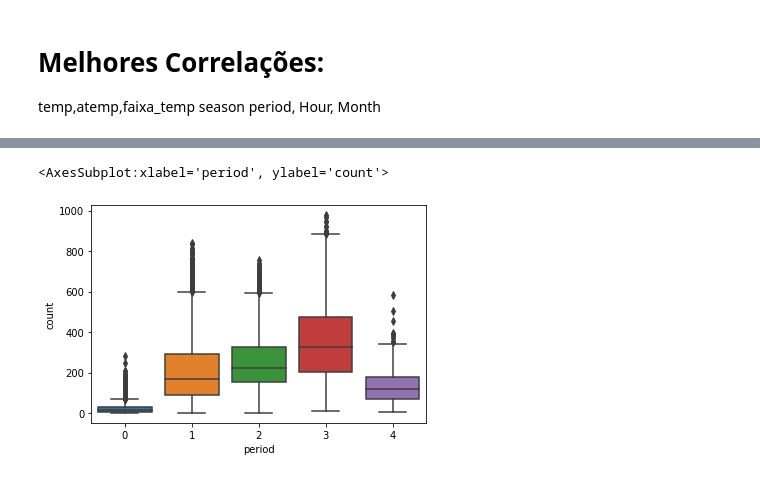
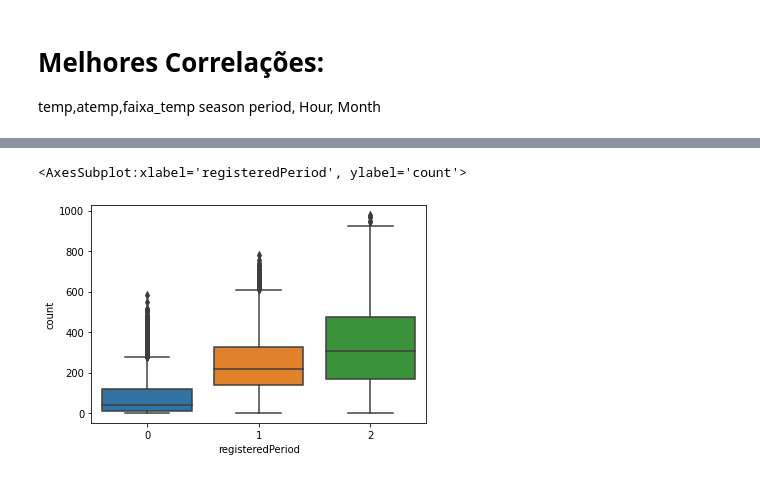
Before and after one commit to renCgomes/T2_LP_ECA_2021.2, a Jupyter notebook: T2_LP.ipynb, the cells around one changed output, grey strips where cells are left out. Saved outputs shown, nothing was run; the diff lists cells and outputs as text; code cells hidden in the pictures.

Commit message:
Adicionando novas informações de data e horários casuais vs registrados

```diff
--- a/T2_LP.ipynb
+++ b/T2_LP.ipynb
@@ -213,22 +247,28 @@ train.groupby("atemp")["count"].sum().plot()
 # %%
-def getDayPeriod(value):
+def getCasualDayPeriod(value):
     value = int(datetime.strptime(value,  "%H:%M:%S").strftime('%H'))
-    if value <= 5:
+
+    if value <= 7 or value >= 22:       #perído entre 0-7h e 22-24h
         return 0
-    elif value >= 6 and value <= 11:
+    elif value >= 11 and value <= 18:   #perído entre 11-18h
         return 1
-    elif value >= 12 and value <= 15:
+    else:                               #perído entre 8-10h e 19-21h
         return 2
-    elif value >= 16 and value <= 20:
-        return 3
-    elif value >= 21:
-        return 4
 
-train["period"] = train["time"].map(getDayPeriod)
-test["period"] = test["time"].map(getDayPeriod)
+def getRegisteredDayPeriod(value):
+    value = int(datetime.strptime(value,  "%H:%M:%S").strftime('%H'))
 
-plt.figure(figsize=(5,5))
-train.groupby(["period"])["count"].sum().plot.pie()
+    if value <= 6 or value >= 20:       #perído entre 0-6h e 20-24h
+        return 0
+    elif value >= 10 and value <= 16:   #perído entre 10-16h
+        return 1
+    else:                               #perído entre 7-9h e 17-19h
+        return 2
+
+train["registeredPeriod"] = train["time"].map(getRegisteredDayPeriod)
+test["registeredPeriod"] = test["time"].map(getRegisteredDayPeriod)
+train["casualPeriod"] = train["time"].map(getCasualDayPeriod)
+test["casualPeriod"] = test["time"].map(getCasualDayPeriod)
 
 train.drop('time', inplace=True, axis=1)
 test.drop('time', inplace=True, axis=1)
@@ -299,5 +362,5 @@ treino_2.corr()
 # %%
-sns.boxplot(x = "period",y="count",data=train)
+sns.boxplot(x = "registeredPeriod",y="count",data=train)
 # %% [output]
-<AxesSubplot:xlabel='period', ylabel='count'>
+<AxesSubplot:xlabel='registeredPeriod', ylabel='count'>
-[figure, old version]
+[figure, new version]
```
Also changed, not shown: parts of 27 cells of this notebook, 1 other file.
